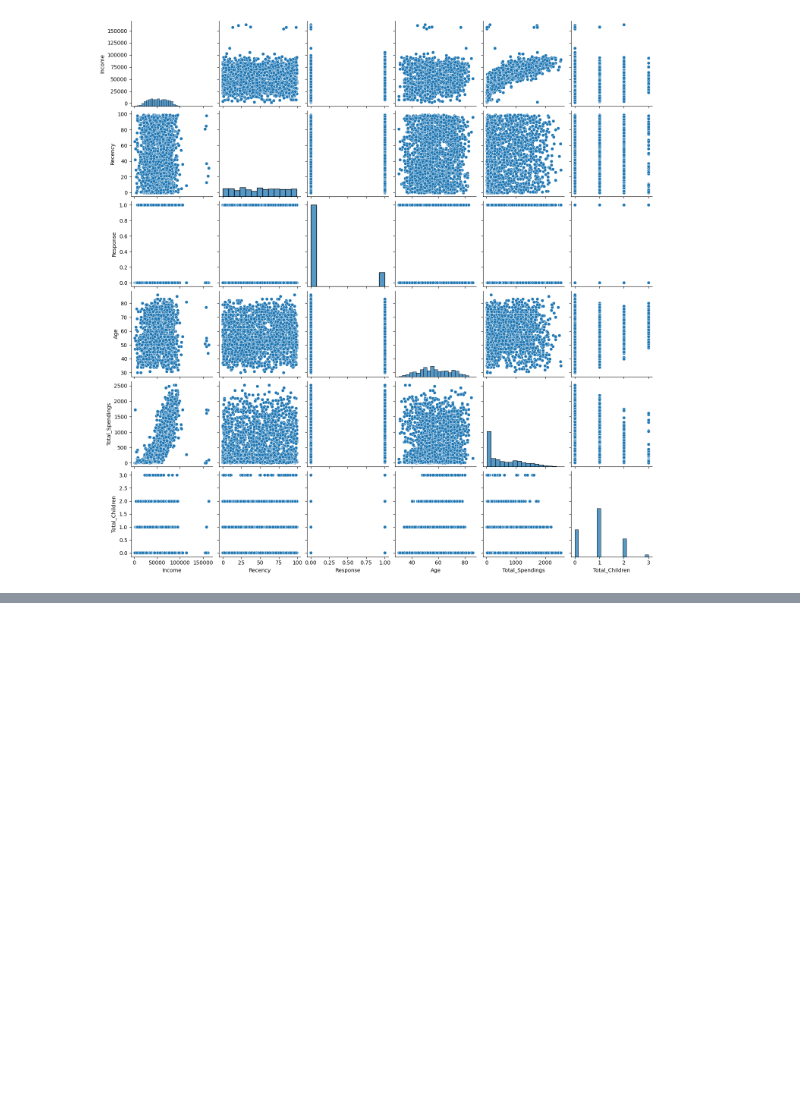
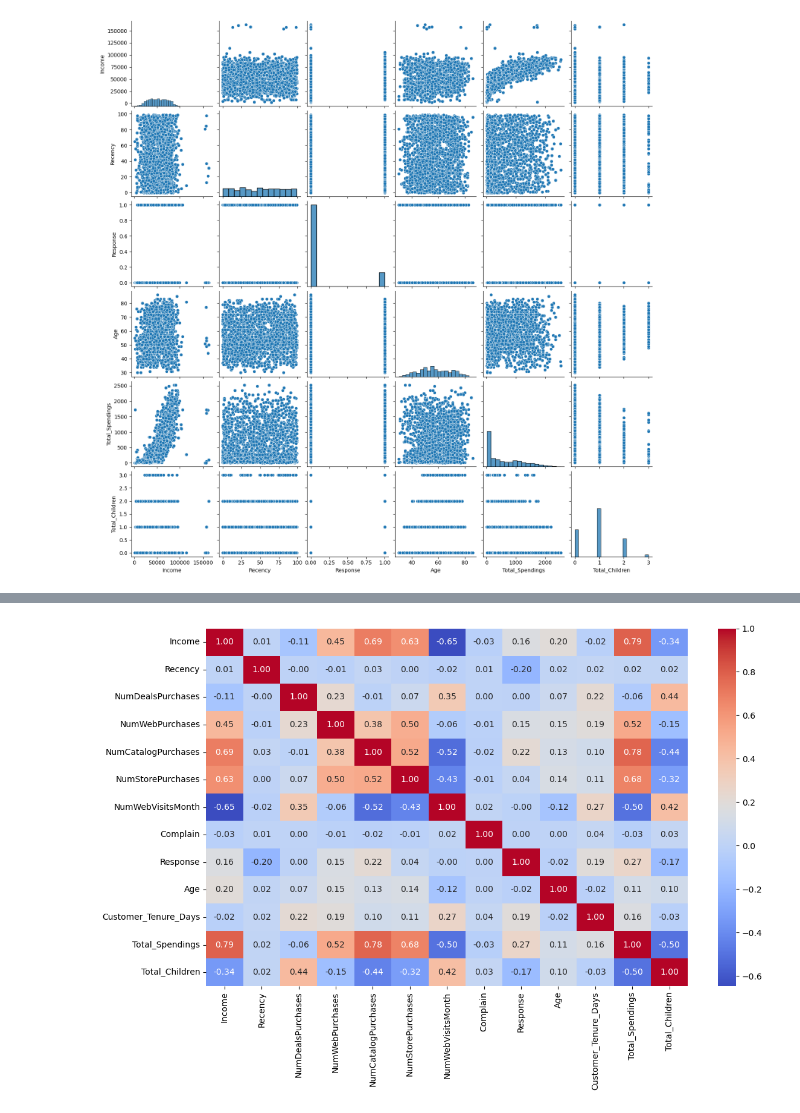
Before and after one commit to yashpal0502/SmartCart-Clustering-System, a Jupyter notebook: notebooks/01 - data_preprocessing.ipynb, the cells around one changed output, grey strips where cells are left out. Drawn from its saved outputs; the diff is of its cells as text; code cells hidden in the pictures; blank space fills up the shorter version.

Commit message:
add feature correlation heatmap

```diff
--- a/notebooks/01 - data_preprocessing.ipynb
+++ b/notebooks/01 - data_preprocessing.ipynb
@@ -248,0 +268,21 @@ plt.savefig(
+# %%
+plt.figure(figsize=(12, 8))
+
+sns.heatmap(
+    processed_df.corr(numeric_only=True),
+    annot=True,
+    cmap="coolwarm",
+    fmt=".2f"
+)
+
+plt.tight_layout()
+
+plt.savefig(
+    "../visualizations/correlations/feature_correlation_heatmap.png",
+    dpi=150,
+    bbox_inches="tight"
+)
+
+plt.show()
+# %% [output]
+[figure, added]
```
Also changed, not shown: parts of 2 cells of this notebook, 1 other file.
